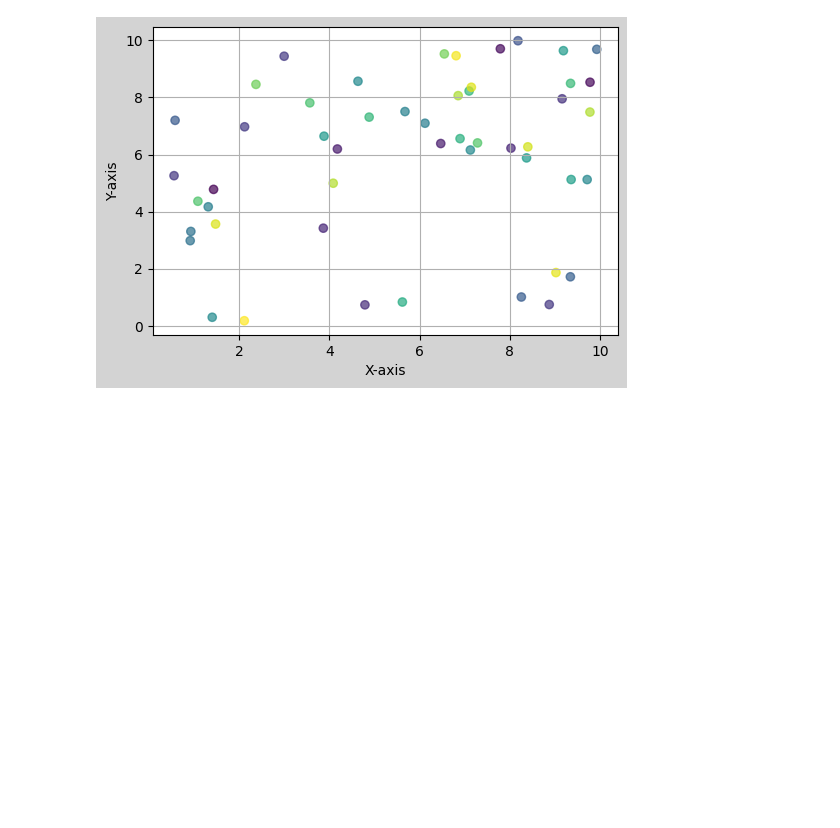
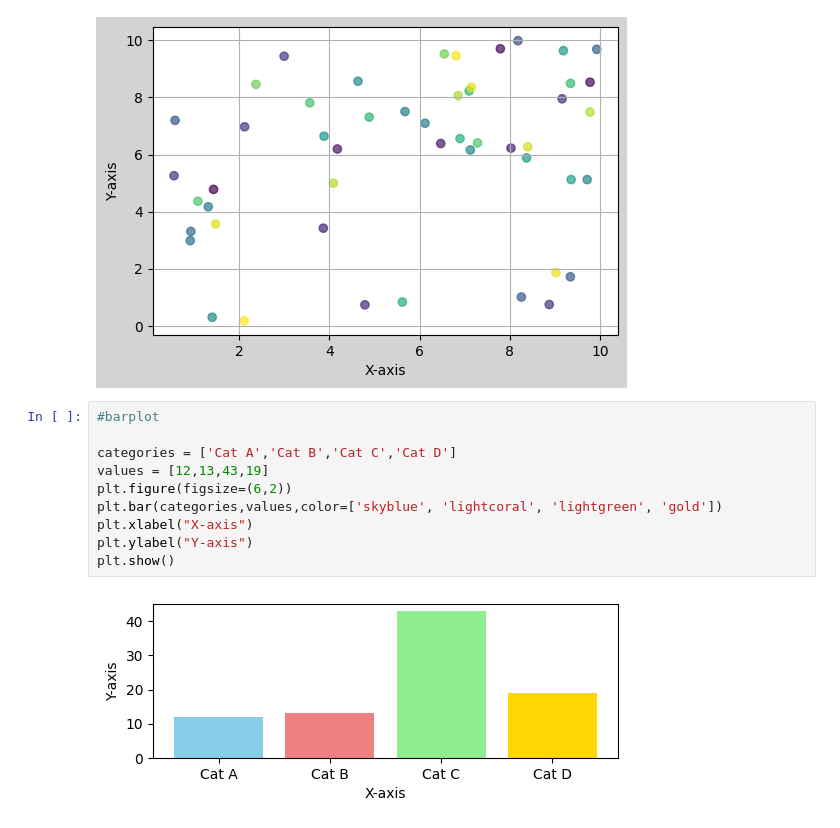
Before and after one commit to november-rain452/Data_Eng_LR, a Jupyter notebook: PythonEDA/Libraries_py.ipynb, the cells around one changed output. Drawn from its saved outputs; the diff is of its cells as text; blank space fills up the shorter version.

Commit message:
added more types of charts

```diff
--- a/PythonEDA/Libraries_py.ipynb
+++ b/PythonEDA/Libraries_py.ipynb
@@ -20,3 +20,15 @@ plt.grid(True)
 plt.show()
 # %% [output]
 [figure]
+# %%
+#barplot
+
+categories = ['Cat A','Cat B','Cat C','Cat D']
+values = [12,13,43,19]
+plt.figure(figsize=(6,2))
+plt.bar(categories,values,color=['skyblue', 'lightcoral', 'lightgreen', 'gold'])
+plt.xlabel("X-axis")
+plt.ylabel("Y-axis")
+plt.show()
+# %% [output]
+[figure, added]
```
Also changed, not shown: parts of 2 cells of this notebook.
